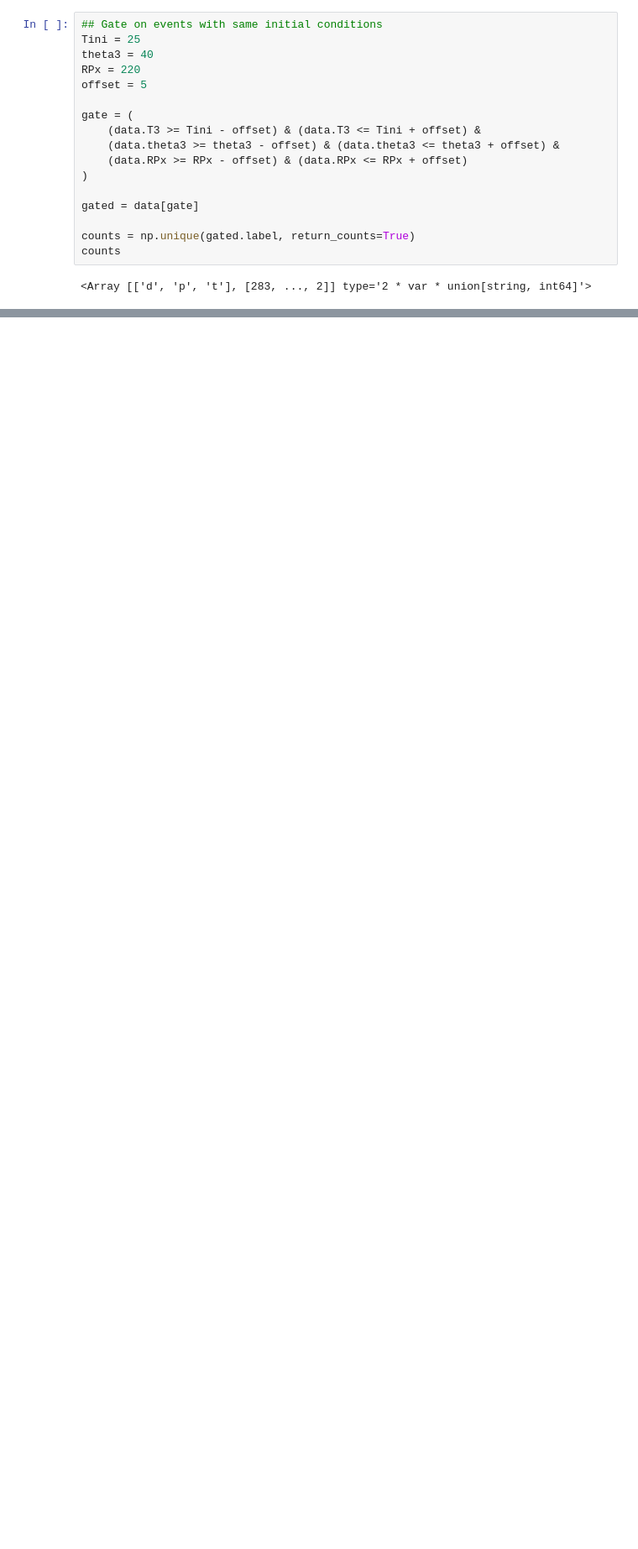
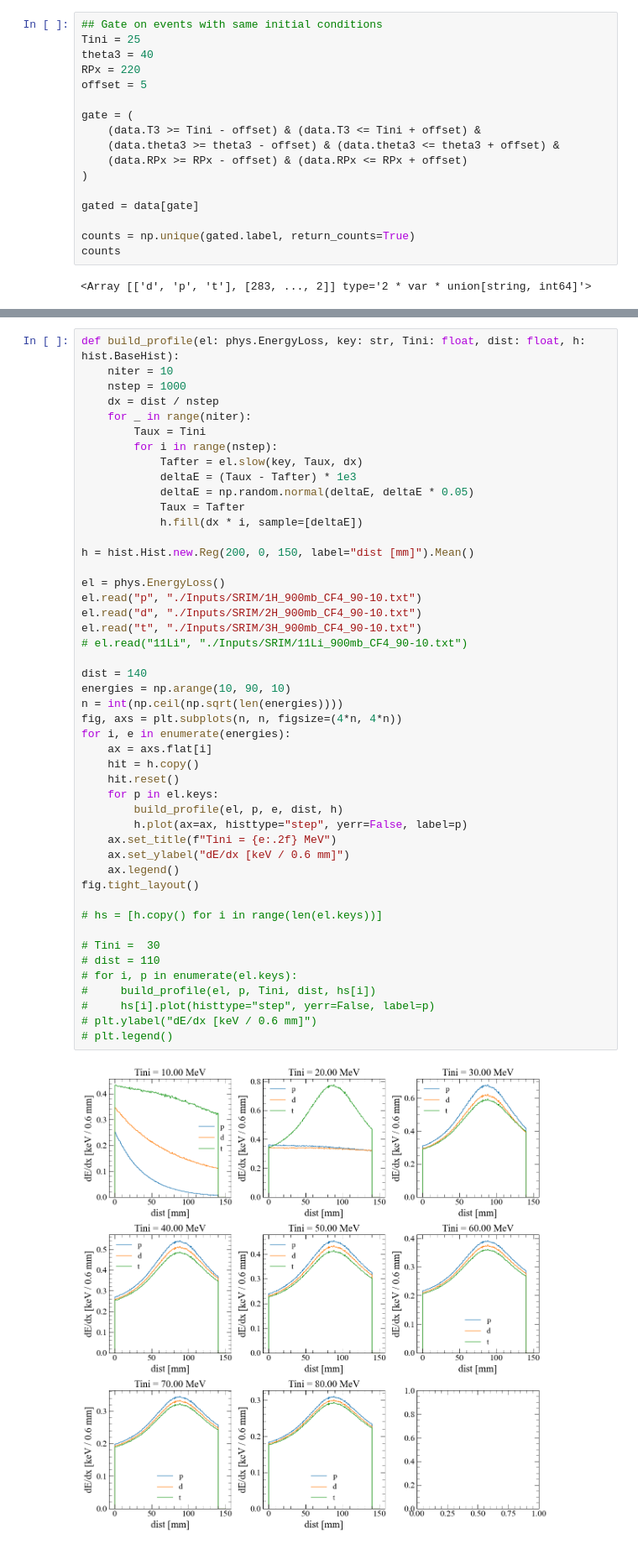
Before and after one commit to loopset/e796-analysis, a Jupyter notebook: Simulation/ML/view_data.ipynb, the cells around one changed output, grey strips where cells are left out. Shown at 84% size. Saved outputs shown, nothing was run; the diff lists cells and outputs as text; blank space fills up the shorter version.

Commit message:
plot of geo for practicas

```diff
--- a/Simulation/ML/view_data.ipynb
+++ b/Simulation/ML/view_data.ipynb
@@ -66,0 +69,49 @@ ax.legend()
+# %%
+def build_profile(el: phys.EnergyLoss, key: str, Tini: float, dist: float, h: hist.BaseHist):
+    niter = 10
+    nstep = 1000
+    dx = dist / nstep
+    for _ in range(niter):
+        Taux = Tini
+        for i in range(nstep):
+            Tafter = el.slow(key, Taux, dx)
+            deltaE = (Taux - Tafter) * 1e3
+            deltaE = np.random.normal(deltaE, deltaE * 0.05)
+            Taux = Tafter
+            h.fill(dx * i, sample=[deltaE])
+
+h = hist.Hist.new.Reg(200, 0, 150, label="dist [mm]").Mean()
+
+el = phys.EnergyLoss()
+el.read("p", "./Inputs/SRIM/1H_900mb_CF4_90-10.txt")
+el.read("d", "./Inputs/SRIM/2H_900mb_CF4_90-10.txt")
+el.read("t", "./Inputs/SRIM/3H_900mb_CF4_90-10.txt")
+# el.read("11Li", "./Inputs/SRIM/11Li_900mb_CF4_90-10.txt")
+
+dist = 140
+energies = np.arange(10, 90, 10)
+n = int(np.ceil(np.sqrt(len(energies))))
+fig, axs = plt.subplots(n, n, figsize=(4*n, 4*n))
+for i, e in enumerate(energies):
+    ax = axs.flat[i]
+    hit = h.copy()
+    hit.reset()
+    for p in el.keys:
+        build_profile(el, p, e, dist, h)
+        h.plot(ax=ax, histtype="step", yerr=False, label=p)
+    ax.set_title(f"Tini = {e:.2f} MeV")
+    ax.set_ylabel("dE/dx [keV / 0.6 mm]")
+    ax.legend()
+fig.tight_layout()
+
+# hs = [h.copy() for i in range(len(el.keys))]
+
+# Tini =  30
+# dist = 110
+# for i, p in enumerate(el.keys):
+#     build_profile(el, p, Tini, dist, hs[i])
+#     hs[i].plot(histtype="step", yerr=False, label=p)
+# plt.ylabel("dE/dx [keV / 0.6 mm]")
+# plt.legend()
+# %% [output]
+[figure, added]
```
Also changed, not shown: parts of 3 cells of this notebook, 1 other file.
